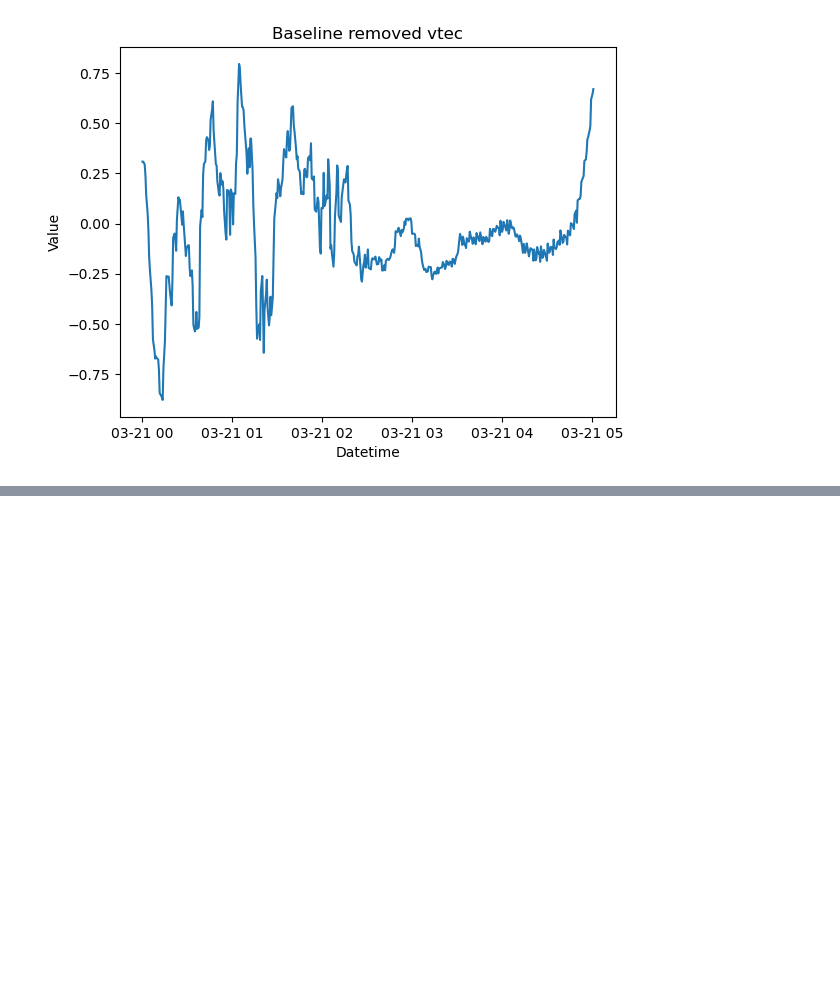
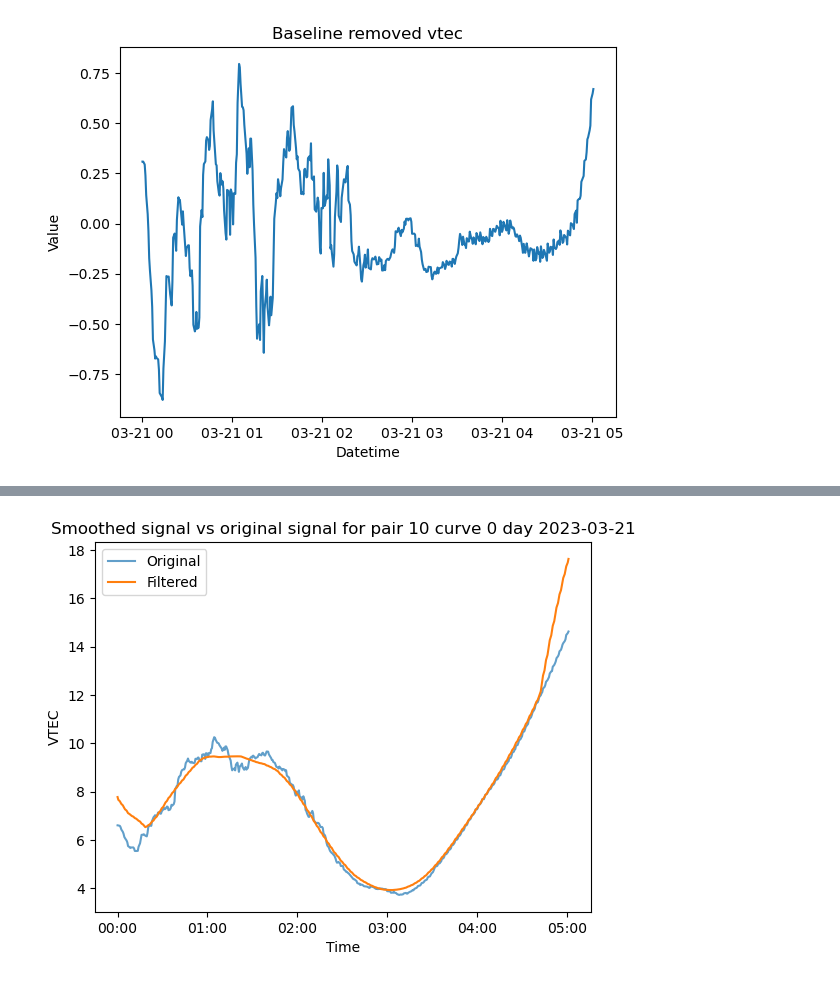
Before and after one commit to kuhaonmaraani/gradu, a Jupyter notebook: vanhat/kaarihaku.ipynb, the cells around one changed output, grey strips where cells are left out. Cells and saved outputs as stored; diff of their text form; code cells hidden in the pictures; blank space fills up the shorter version.

```diff
--- a/vanhat/kaarihaku.ipynb
+++ b/vanhat/kaarihaku.ipynb
@@ -200,0 +259,16 @@ df.to_csv('data/kaari2132023.csv', index=False)
+# %%
+# Plot both lines on the same plot
+plt.plot(df3['datetime'], df3['vtec'], alpha=0.7, label='Original')
+plt.plot(df3['datetime'], df3['filtered'], label='Filtered')
+
+# Add labels and legend
+plt.xlabel('Time')
+plt.ylabel('VTEC')
+plt.legend()
+plt.title(f'Smoothed signal vs original signal for pair {10} curve {0} day {day}')
+plt.gcf().axes[0].xaxis.set_major_formatter(xformatter)
+
+# Show the plot
+plt.show()
+# %% [output]
+[figure, added]
```
Also changed, not shown: parts of 5 cells of this notebook, 6 other files.
